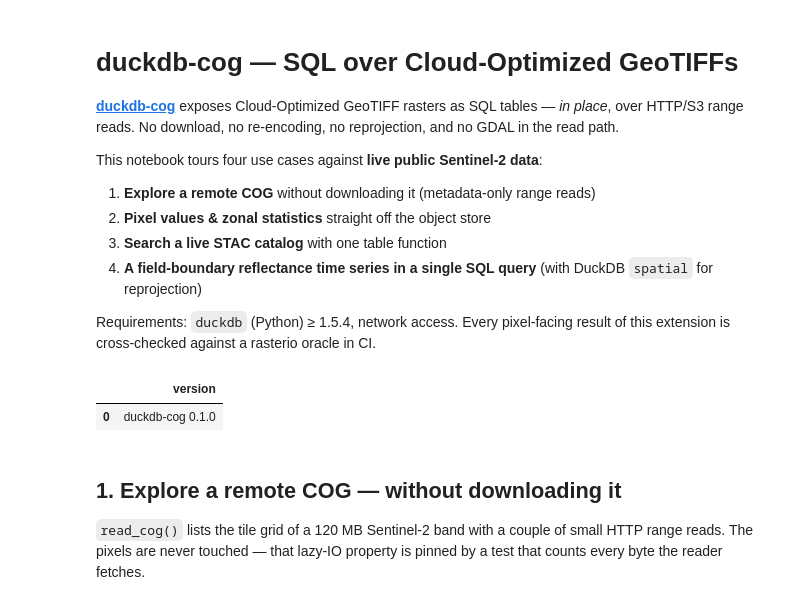
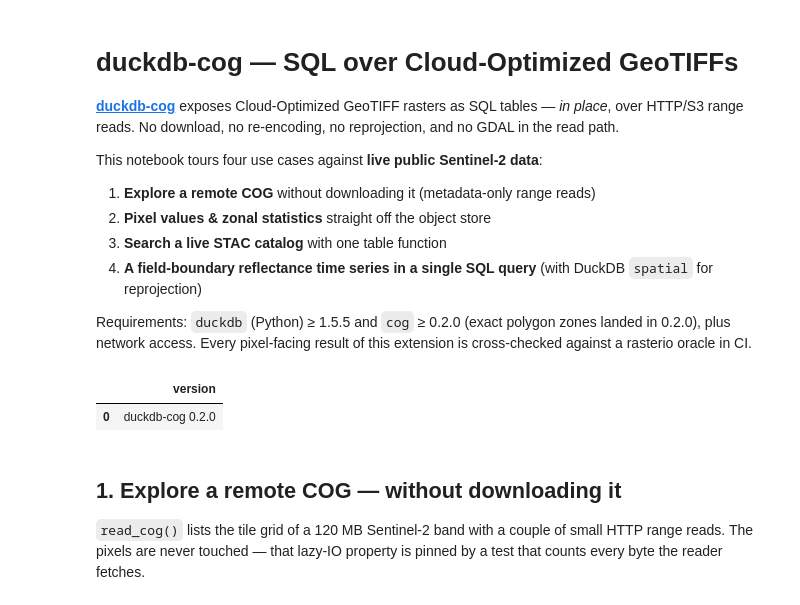
Before and after one commit to st-layer/duckdb-cog, a Jupyter notebook: examples/use-cases.ipynb, the cells around one changed output. Cells and saved outputs as stored; diff of their text form; code cells hidden in the pictures.

```diff
--- a/examples/use-cases.ipynb
+++ b/examples/use-cases.ipynb
@@ -11,28 +11,33 @@ This notebook tours four use cases against **live public Sentinel-2 data**:
 3. **Search a live STAC catalog** with one table function
 4. **A field-boundary reflectance time series in a single SQL query** (with DuckDB `spatial` for reprojection)
 
-Requirements: `duckdb` (Python) ≥ 1.5.4, network access. Every pixel-facing result of this
+Requirements: `duckdb` (Python) ≥ 1.5.5 and `cog` ≥ 0.2.0 (exact polygon
+zones landed in 0.2.0), plus network access. Every pixel-facing result of this
 extension is cross-checked against a rasterio oracle in CI.
 # %%
 import os
 import duckdb
 
 # Anonymous access to public S3 buckets (e.g. the Sentinel-2 open-data bucket).
 # Must be set before the first remote query — see the README "Remote sources" section.
 os.environ["AWS_SKIP_SIGNATURE"] = "true"
 
 con = duckdb.connect(config={"allow_unsigned_extensions": True})
-try:
+
+# A development checkout builds its own binary; everyone else takes the
+# published one. (Right after a release the published version can lag by a
+# version — exact polygon zones in use case 4 need cog >= 0.2.0.)
+DEV_BUILD = "../build/release/cog.duckdb_extension"
+if os.path.exists(DEV_BUILD):
+    con.execute(f"LOAD '{DEV_BUILD}'")
+else:
     con.execute("INSTALL cog FROM community; LOAD cog;")
-except duckdb.Error:
-    # Fallback for a development checkout (community registration pending)
-    con.execute("LOAD '../build/release/cog.duckdb_extension'")
 con.execute("INSTALL spatial; LOAD spatial;")   # used in use case 4
 
 con.execute("SELECT * FROM cog_version()").df()
 # %% [output]
 |  | version |
-| 0 | duckdb-cog 0.1.0 |
+| 0 | duckdb-cog 0.2.0 |
 # %% [markdown]
 ## 1. Explore a remote COG — without downloading it
 
```
Also changed, not shown: parts of 4 cells of this notebook, 5 other files.
